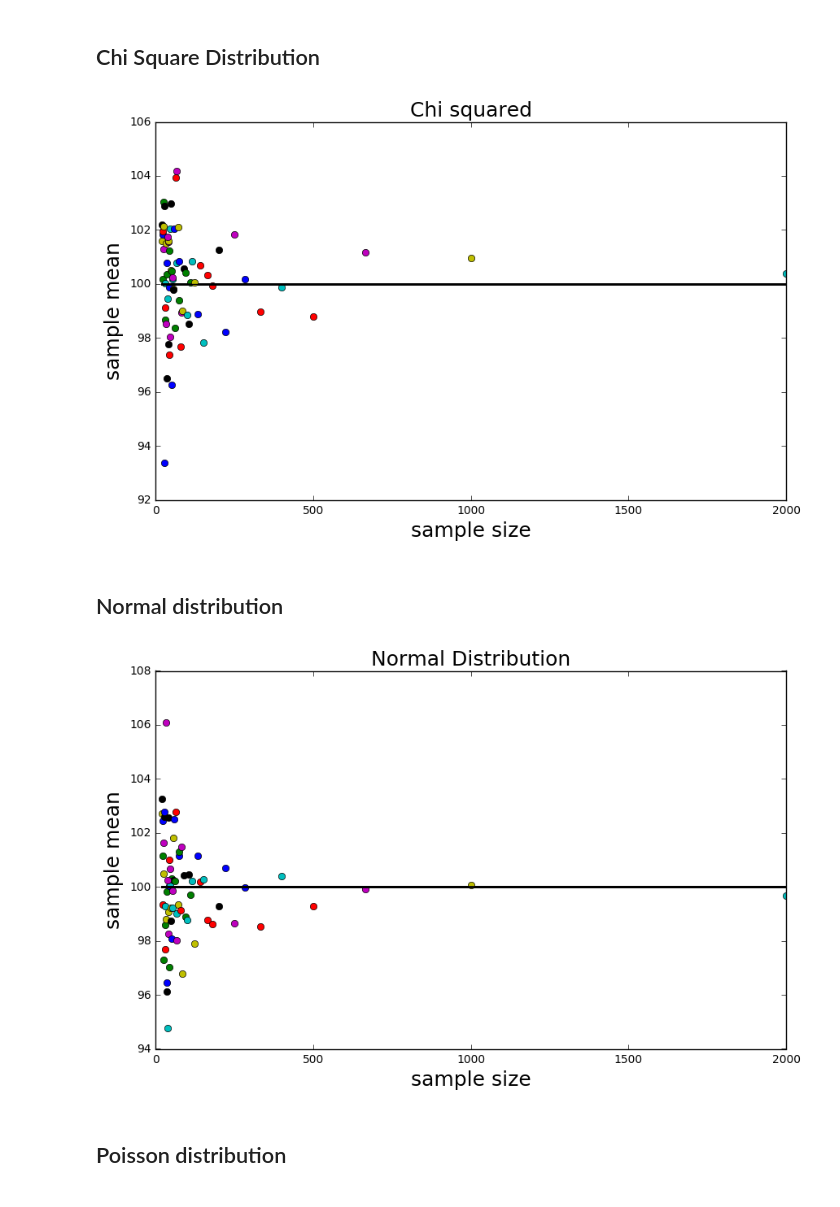
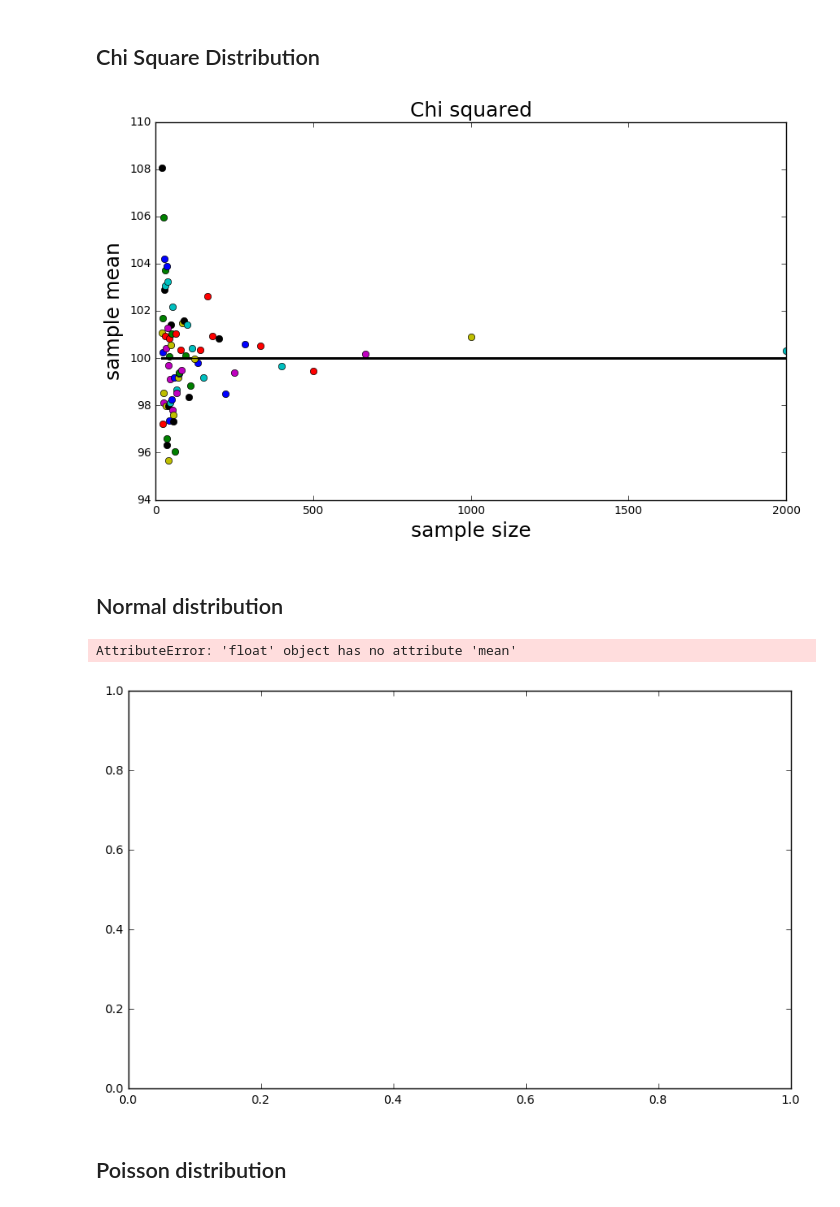
Before and after one commit to fhl204/PUI2016_fhl204, a Jupyter notebook: HW3_fhl204/HW3_1_fhl204.ipynb, the cells around one changed output. Cells and saved outputs as stored; diff of their text form; code cells hidden in the pictures.

```diff
--- a/HW3_fhl204/HW3_1_fhl204.ipynb
+++ b/HW3_fhl204/HW3_1_fhl204.ipynb
@@ -79,21 +22,0 @@ pl.scatter(mysize,chimeans)
-# %%
-#distributions = ['pois', 'gaus', 'chisq', 'cauchy', 'lnorm', 'binomial']
-distributions = ['chisq']
-dist = 'chisq'
-mymean = 100
-dfsize = 100
-nsize  = 100
-
-# the chi sq distribution takes the number of degrees of freedom, which luckily is the same as the mean!
-df = mymean
-
-md = {}
-# md is an empty dictionary
-md[dist] = np.random.chisquare(df, size=dfsize)
-# md now is a dictionary with one object: an array by the key 'chisq'
-pl.hist(md[dist], bins = 30)
-pl.ylabel('N')
-pl.xlabel('x')
-pl.title(dist + ' distribution: df=' + str(dfsize) + ', N=' + str(nsize))
-
-print ("Chisq mean: %.2f, standard deviation: %.2f"%(md['chisq'].mean(), md['chisq'].std()))
@@ -119,39 +42,37 @@ print (mysize, mysize.shape)
 #distributions = ['pois', 'gaus', 'chisq', 'cauchy', 'lnorm', 'binomial']
 distributions = ['chisq']
 mymean = 100
-dfsize = 100
-nsize  = 100
 
 # the chi sq distribution takes the number of degrees of freedom, which luckily is the same as the mean!
 df = mymean
 
 md = {}
 # md is an empty dictionary
 md[dist] = np.random.chisquare(df, size=dfsize)
 
 #Plot the sample mean (dependent var.) against the sample size N (independent var.)
 md['chisq'] = {}
 
 #and do it in a for loop. not pythonic, but easily readable
 for n in mysize:
     md['chisq'][n] = np.random.chisquare(df, size = n)
 
 # save the means for plotting later
 
 md['chisq']['means'] = {}
 axchisq_mu_n = pl.figure(figsize=(10,6)).add_subplot(111)
 
 for nn in md['chisq']:
     if not type(nn) == str:
         md['chisq']['means'][nn] = md['chisq'][nn].mean()
         #and plot it
         axchisq_mu_n.plot(nn, md['chisq']['means'][nn], 'o')
         axchisq_mu_n.set_xlabel('sample size', fontsize=18)
         axchisq_mu_n.set_ylabel('sample mean', fontsize=18)
         axchisq_mu_n.set_title('Chi squared', fontsize=18)
         axchisq_mu_n.plot([min(mysize), max(mysize)], [df, df], 'k')
 # %% [output]
-[figure, old version]
+[figure, new version]
 # %%
 #Describe the behavior you see in the plots in terms of the law of large numbers.
 # %% [markdown]
@@ -159,41 +82,36 @@ for nn in md['chisq']:
 # %%
 #distributions = ['pois', 'gaus', 'chisq', 'cauchy', 'lnorm', 'binomial']
-distributions = ['lnorm']
+dist = 'lnorm'
+distributions = [dist]
 mymean = 100
-dfsize = 100
-nsize  = 100
 
 # the chi sq distribution takes the number of degrees of freedom, which luckily is the same as the mean!
 df = mymean
 
-mysize = (2000 / (np.array(range(1, 100)))).astype(int)
-# mysize = 1000 / (np.array(range(1, 100) + [10]))
-# mysize = (np.random.rand(100) * 1000).astype(int)
-#print (mysize, mysize.shape)
-
 #Plot the sample mean (dependent var.) against the sample size N (independent var.)
-md['lnorm'] = {}
+md[dist] = {}
 
 #and do it in a for loop. not pythonic, but easily readable
 for n in mysize:
-    md['lnorm'][n] = np.random.normal(df, size = n)
+    md[dist][n] = np.random.normal()
 
 # save the means for plotting later
 
-md['lnorm']['means'] = {}
+md[dist]['means'] = {}
 axchisq_mu_n = pl.figure(figsize=(10,6)).add_subplot(111)
 
-for nn in md['lnorm']:
+for nn in md[dist]:
     if not type(nn) == str:
-        md['lnorm']['means'][nn] = md['chisq'][nn].mean()
+        md[dist]['means'][nn] = md[dist][nn].mean()
         #and plot it
-        axchisq_mu_n.plot(nn, md['lnorm']['means'][nn], 'o')
+        axchisq_mu_n.plot(nn, md[dist]['means'][nn], 'o')
         axchisq_mu_n.set_xlabel('sample size', fontsize=18)
         axchisq_mu_n.set_ylabel('sample mean', fontsize=18)
         axchisq_mu_n.set_title('Normal Distribution', fontsize=18)
         axchisq_mu_n.plot([min(mysize), max(mysize)], [df, df], 'k')
 # %% [output]
+AttributeError: 'float' object has no attribute 'mean'
-[figure, old version]
+[figure, new version]
 # %% [markdown]
 ## Poisson distribution
 # %%
```
Also changed, not shown: parts of 9 cells of this notebook, 3 other files.
